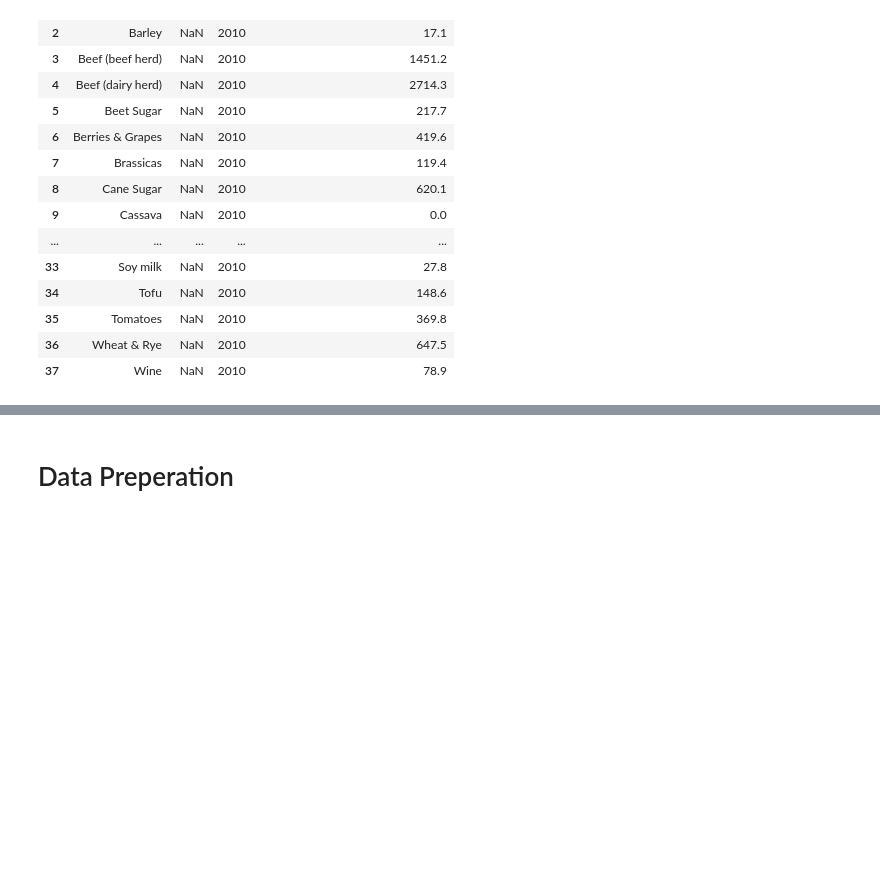
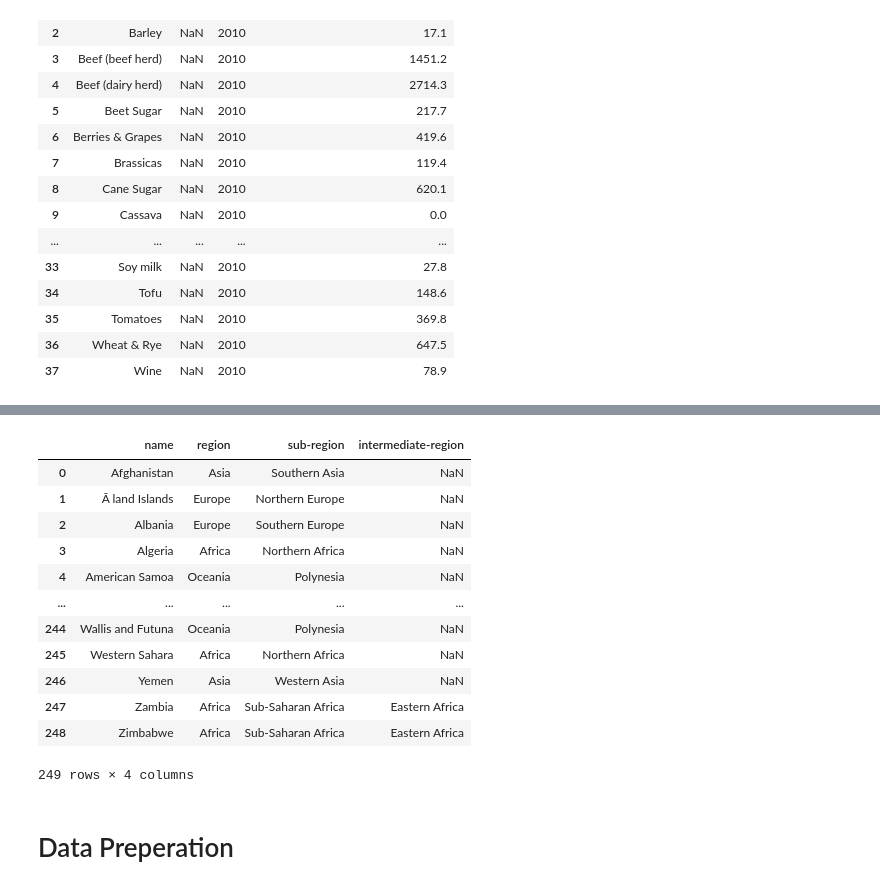
Before and after one commit to CatarinaCosta02/AIS, a Jupyter notebook: ais.ipynb, the cells around one changed output, grey strips where cells are left out. Cells and saved outputs as stored; diff of their text form; code cells hidden in the pictures; blank space fills up the shorter version.

```diff
--- a/ais.ipynb
+++ b/ais.ipynb
@@ -338,3 +340,20 @@ df_continents
+# %%
+df_continents = df_continents[['name', 'region', 'sub-region', 'intermediate-region']]
+df_continents
+# %% [output]
+|  | name | region | sub-region | intermediate-region |
+| 0 | Afghanistan | Asia | Southern Asia | NaN |
+| 1 | Ã land Islands | Europe | Northern Europe | NaN |
+| 2 | Albania | Europe | Southern Europe | NaN |
+| 3 | Algeria | Africa | Northern Africa | NaN |
+| 4 | American Samoa | Oceania | Polynesia | NaN |
+| ... | ... | ... | ... | ... |
+| 244 | Wallis and Futuna | Oceania | Polynesia | NaN |
+| 245 | Western Sahara | Africa | Northern Africa | NaN |
+| 246 | Yemen | Asia | Western Asia | NaN |
+| 247 | Zambia | Africa | Sub-Saharan Africa | Eastern Africa |
+| 248 | Zimbabwe | Africa | Sub-Saharan Africa | Eastern Africa |
+249 rows × 4 columns
 # %% [markdown]
 # Data Preperation
 # %% [markdown]
```
Also changed, not shown: parts of 3 cells of this notebook.
